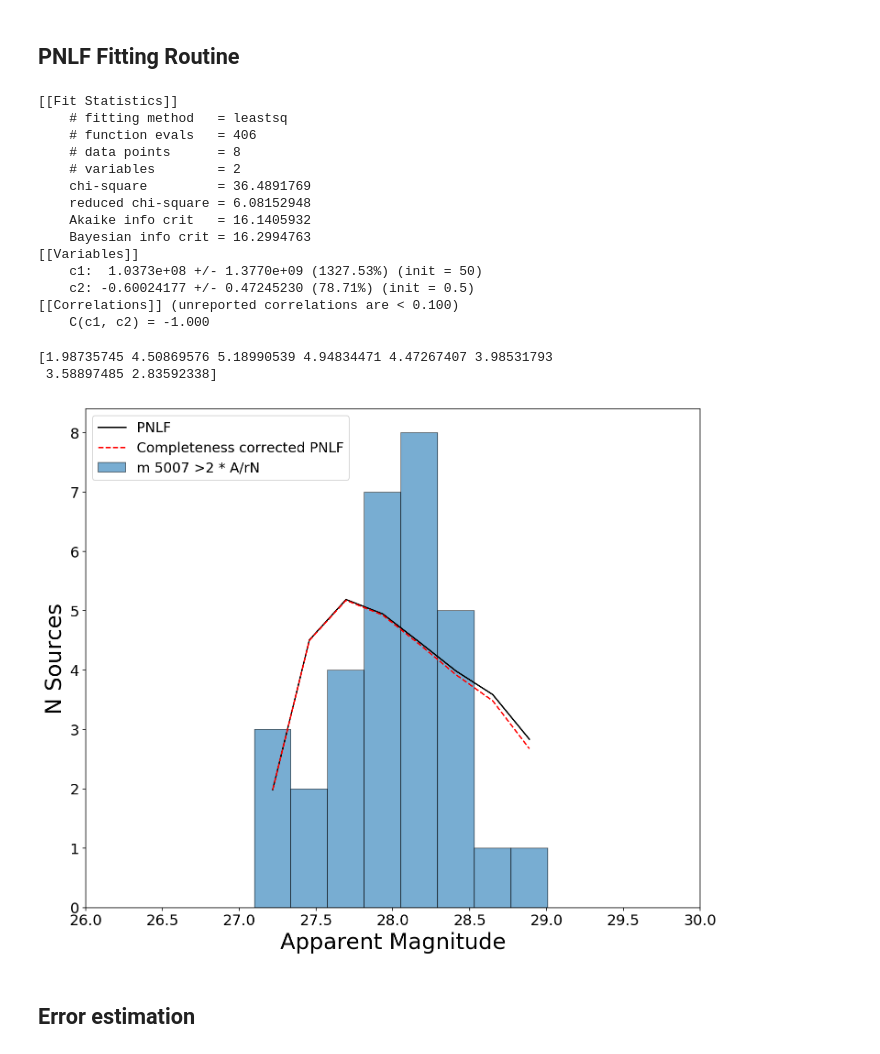
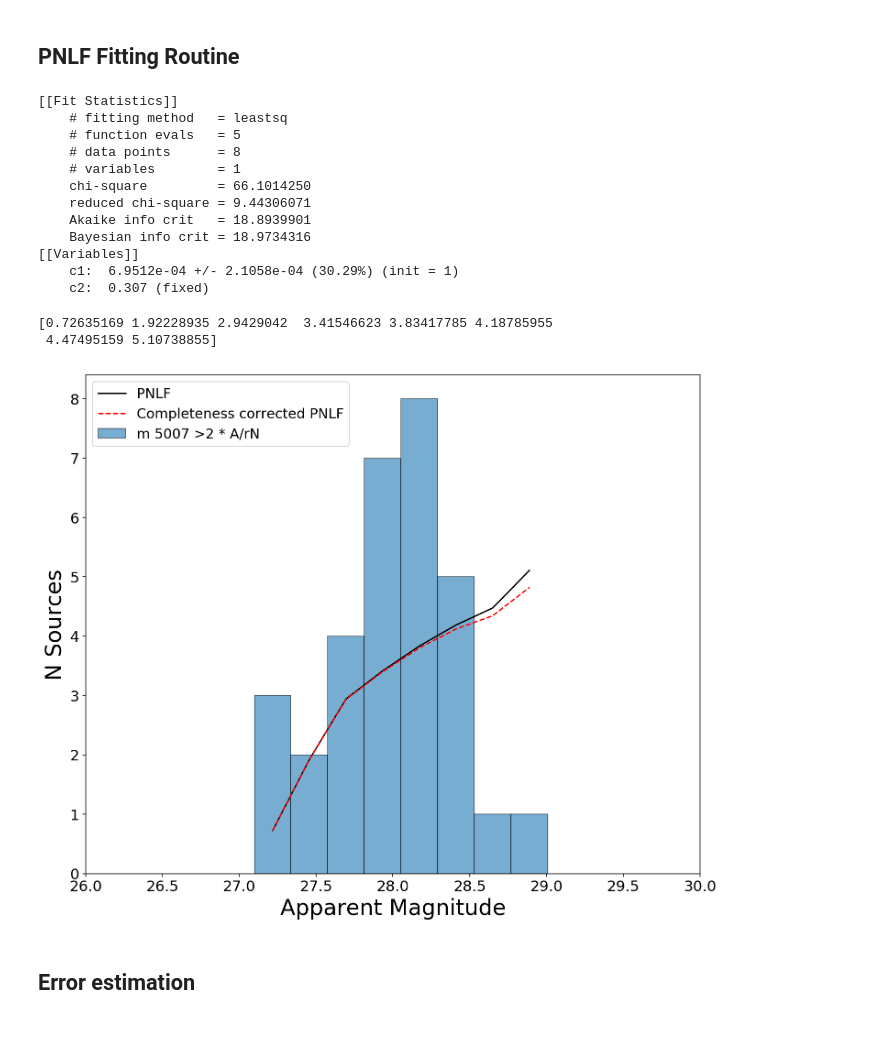
Before and after one commit to tspriggs/MUSE_PNe_fitting, a Jupyter notebook: 3D FCC255.ipynb, the cells around one changed output. Cells and saved outputs as stored; diff of their text form; code cells hidden in the pictures.

```diff
--- a/3D FCC255.ipynb
+++ b/3D FCC255.ipynb
@@ -541,58 +541,56 @@ def PNLF_func(params, data):
     return data - PNLF_sum_list
 
 params_PNLF = Parameters()
-params_PNLF.add("c1", value=50)
-params_PNLF.add("c2", value=0.5)
+params_PNLF.add("c1", value=1)
+params_PNLF.add("c2", value=0.307, vary=False)
 
 results = minimize(PNLF_func, params_PNLF, args=(bins,), nan_policy="propagate")
 report_fit(results)
 # %% [output]
 [[Fit Statistics]]
     # fitting method   = leastsq
-    # function evals   = 406
+    # function evals   = 5
     # data points      = 8
-    # variables        = 2
-    chi-square         = 36.4891769
-    reduced chi-square = 6.08152948
-    Akaike info crit   = 16.1405932
-    Bayesian info crit = 16.2994763
+    # variables        = 1
+    chi-square         = 66.1014250
+    reduced chi-square = 9.44306071
+    Akaike info crit   = 18.8939901
+    Bayesian info crit = 18.9734316
 [[Variables]]
-    c1:  1.0373e+08 +/- 1.3770e+09 (1327.53%) (init = 50)
-    c2: -0.60024177 +/- 0.47245230 (78.71%) (init = 0.5)
-[[Correlations]] (unreported correlations are < 0.100)
-    C(c1, c2) = -1.000
+    c1:  6.9512e-04 +/- 2.1058e-04 (30.29%) (init = 1)
+    c2:  0.307 (fixed)
 # %%
 plt.figure(2, figsize=(12,10))
 info = plt.hist(PNe_df["m 5007"].loc[PNe_df["A/rN"]>2], bins=len(bins), edgecolor="black", linewidth=0.8, label="m 5007 >2 * A/rN", alpha=0.6)
 #plt.hist(PNe_df["M 5007"].loc[PNe_df["A/rN"]<2], bins=4, edgecolor="black",linewidth=0.8, color="red", alpha=0.5, label="M 5007 <2 * A/rN")
 ax = plt.gca()
 plt.xlim(26.,30.0)
 #plt.yticks(np.arange(0,22,2), np.arange(0,22,2))
 plt.xlabel("Apparent Magnitude", fontsize=24)
 plt.ylabel("N Sources", fontsize=24)
 ax.get_yticklabels()
 ax.tick_params(labelsize=18)
 ax.tick_params(labelsize=16)
 #plt.savefig("Plots/FCC255/M5007 histogram.png")
 
-PNLF = results.params["c1"].value*(np.exp(np.abs(results.params["c2"].value)*PNe_df["m 5007"])) * (1-np.exp(3*((PNe_df["m 5007"].min() - PNe_df["m 5007"]))))
+PNLF = results.params["c1"].value*(np.exp(results.params["c2"].value*PNe_df["m 5007"])) * (1-np.exp(3*((PNe_df["m 5007"].min() - PNe_df["m 5007"]))))
 #PNLF = (PNLF * results.params["a"])
 #plt.scatter(PNe_df["M 5007"].loc[PNe_df["M 5007"]>-5], PNLF, c="k")
 
 
 binned_PNLF = np.zeros(len(bins_cens))
 for i in np.arange(1,len(bins_cens)+1):
     binned_PNLF[i-1] = np.mean(PNLF_df["PNLF"].loc[PNLF_df["binned_values"]==i])
 
 print(binned_PNLF)
 plt.plot(bins_cens_right, (binned_PNLF), color="k", label="PNLF" )
 plt.plot(bins_cens_right, (binned_PNLF) * ratio_counter, color="r", ls="--", label="Completeness corrected PNLF" )
 plt.legend(fontsize=15)
 plt.savefig("Plots/FCC255/PNLF.png")
 # %% [output]
-[1.98735745 4.50869576 5.18990539 4.94834471 4.47267407 3.98531793
- 3.58897485 2.83592338]
+[0.72635169 1.92228935 2.9429042  3.41546623 3.83417785 4.18785955
+ 4.47495159 5.10738855]
-[figure, old version]
+[figure, new version]
 # %% [markdown]
 ## Error estimation
 # %%
```
Also changed, not shown: parts of 1 cell of this notebook, 3 other files.
